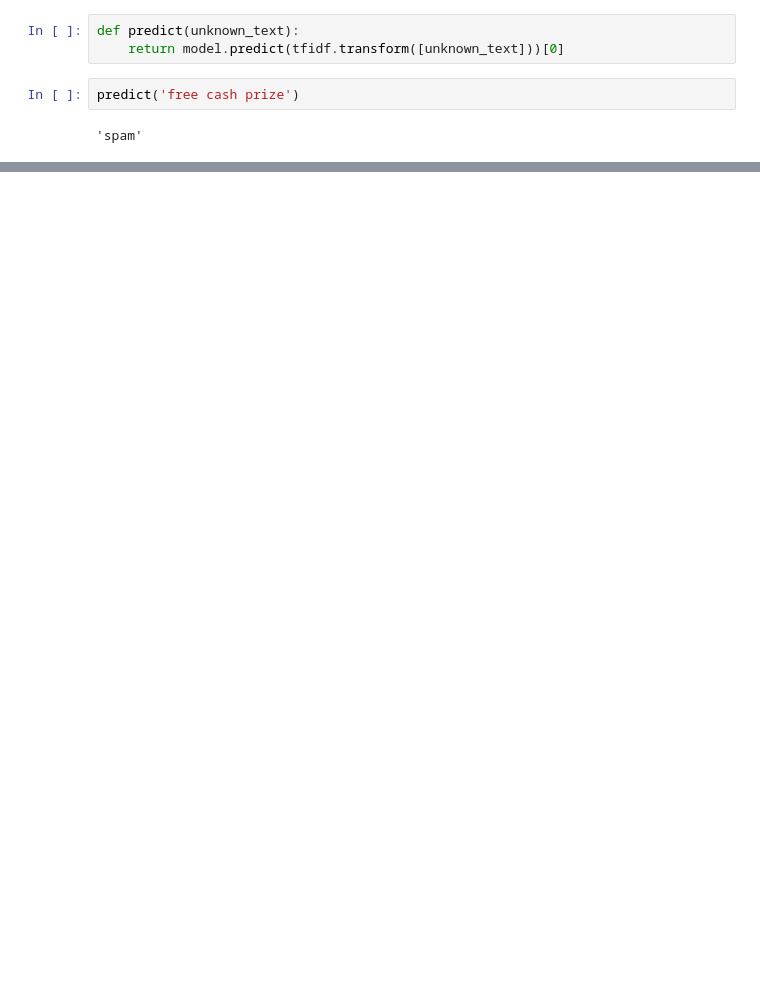
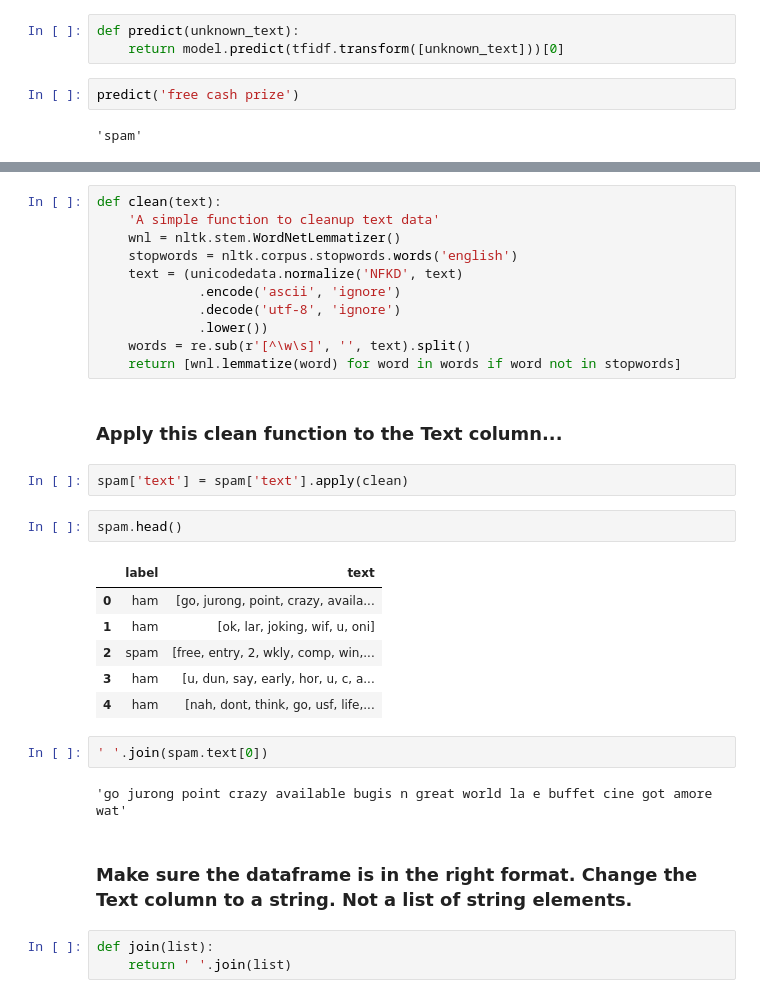
Before and after one commit to jessejinnaruiz/ds-methodologies-exercises, a Jupyter notebook: nlp/model.ipynb, the cells around one changed output, grey strips where cells are left out. Saved outputs shown, nothing was run; the diff lists cells and outputs as text; blank space fills up the shorter version.

```diff
--- a/nlp/model.ipynb
+++ b/nlp/model.ipynb
@@ -317,0 +424,33 @@ predict('free cash prize')
+# %%
+def clean(text):
+    'A simple function to cleanup text data'
+    wnl = nltk.stem.WordNetLemmatizer()
+    stopwords = nltk.corpus.stopwords.words('english')
+    text = (unicodedata.normalize('NFKD', text)
+             .encode('ascii', 'ignore')
+             .decode('utf-8', 'ignore')
+             .lower())
+    words = re.sub(r'[^\w\s]', '', text).split()
+    return [wnl.lemmatize(word) for word in words if word not in stopwords]
+# %% [markdown]
+### Apply this clean function to the Text column...
+# %%
+spam['text'] = spam['text'].apply(clean)
+# %%
+spam.head()
+# %% [output]
+|  | label | text |
+| 0 | ham | [go, jurong, point, crazy, availa... |
+| 1 | ham | [ok, lar, joking, wif, u, oni] |
+| 2 | spam | [free, entry, 2, wkly, comp, win,... |
+| 3 | ham | [u, dun, say, early, hor, u, c, a... |
+| 4 | ham | [nah, dont, think, go, usf, life,... |
+# %%
+' '.join(spam.text[0])
+# %% [output]
+'go jurong point crazy available bugis n great world la e buffet cine got amore wat'
+# %% [markdown]
+### Make sure the dataframe is in the right format. Change the Text column to a string. Not a list of string elements.
+# %%
+def join(list):
+    return ' '.join(list)
```
Also changed, not shown: parts of 100 cells of this notebook.
